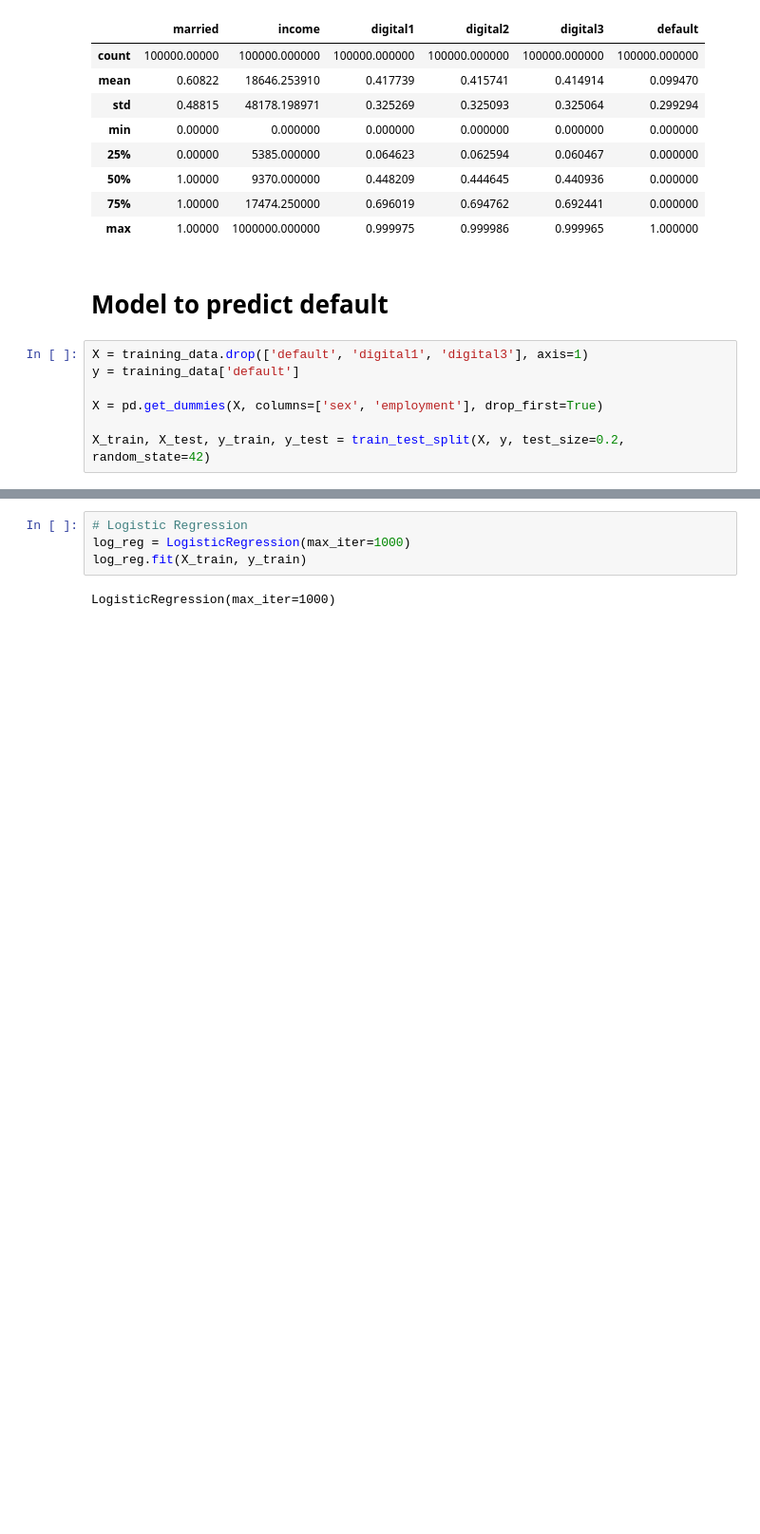
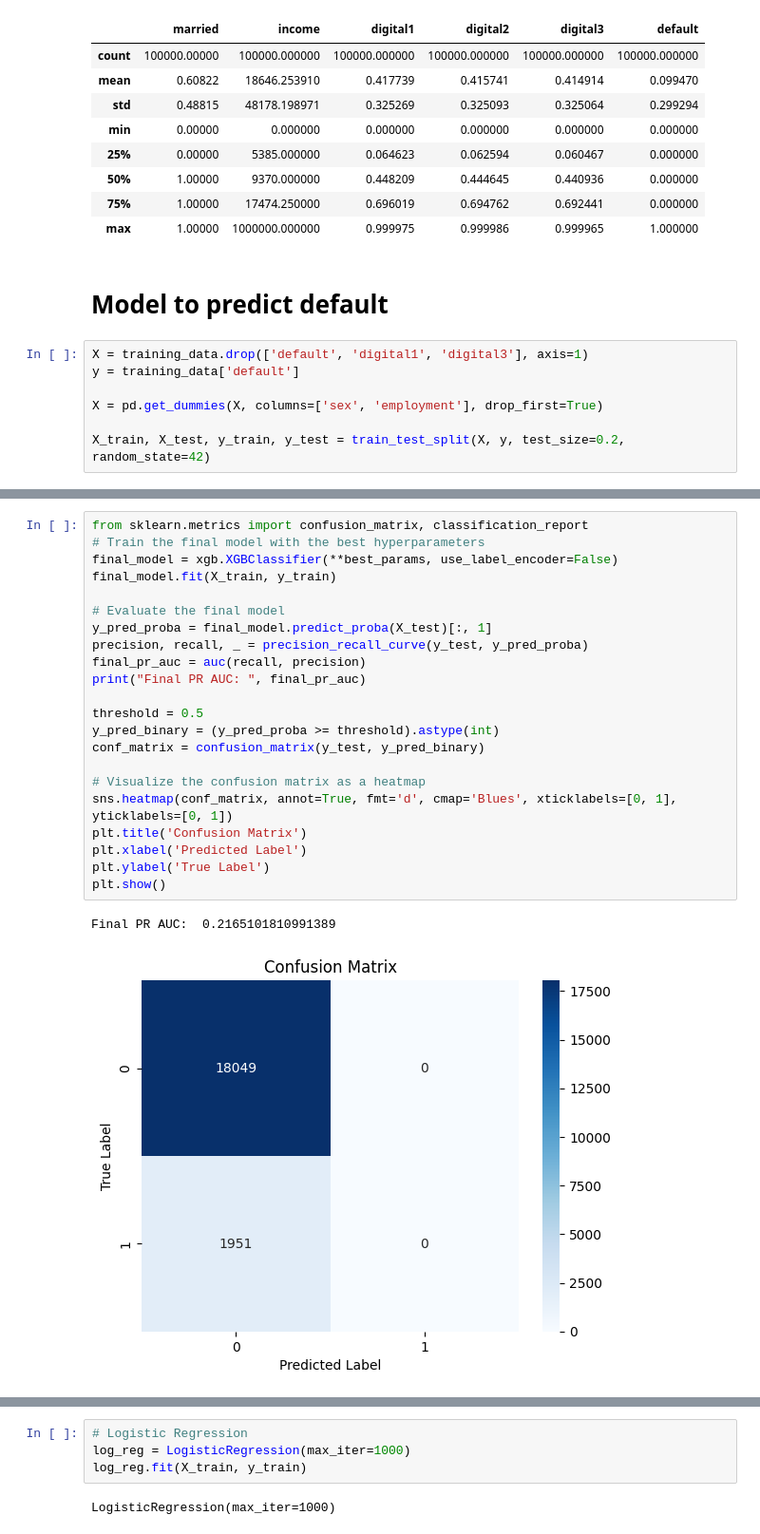
Before and after one commit to Gaspard0302/Lending_game, a Jupyter notebook: model_part_1.ipynb, the cells around one changed output, grey strips where cells are left out. Shown at 95% size. Drawn from its saved outputs; the diff is of its cells as text; blank space fills up the shorter version.

Commit message:
new baseline model to not overpredict not default

```diff
--- a/model_part_1.ipynb
+++ b/model_part_1.ipynb
@@ -65,0 +153,25 @@ X_train, X_test, y_train, y_test = train_test_split(X, y, test_size=0.2, random_
+# %%
+from sklearn.metrics import confusion_matrix, classification_report
+# Train the final model with the best hyperparameters
+final_model = xgb.XGBClassifier(**best_params, use_label_encoder=False)
+final_model.fit(X_train, y_train)
+
+# Evaluate the final model
+y_pred_proba = final_model.predict_proba(X_test)[:, 1]
+precision, recall, _ = precision_recall_curve(y_test, y_pred_proba)
+final_pr_auc = auc(recall, precision)
+print("Final PR AUC: ", final_pr_auc)
+
+threshold = 0.5
+y_pred_binary = (y_pred_proba >= threshold).astype(int)
+conf_matrix = confusion_matrix(y_test, y_pred_binary)
+
+# Visualize the confusion matrix as a heatmap
+sns.heatmap(conf_matrix, annot=True, fmt='d', cmap='Blues', xticklabels=[0, 1], yticklabels=[0, 1])
+plt.title('Confusion Matrix')
+plt.xlabel('Predicted Label')
+plt.ylabel('True Label')
+plt.show()
+# %% [output]
+Final PR AUC:  0.2165101810991389
+[figure, added]
```
Also changed, not shown: parts of 11 cells of this notebook.
